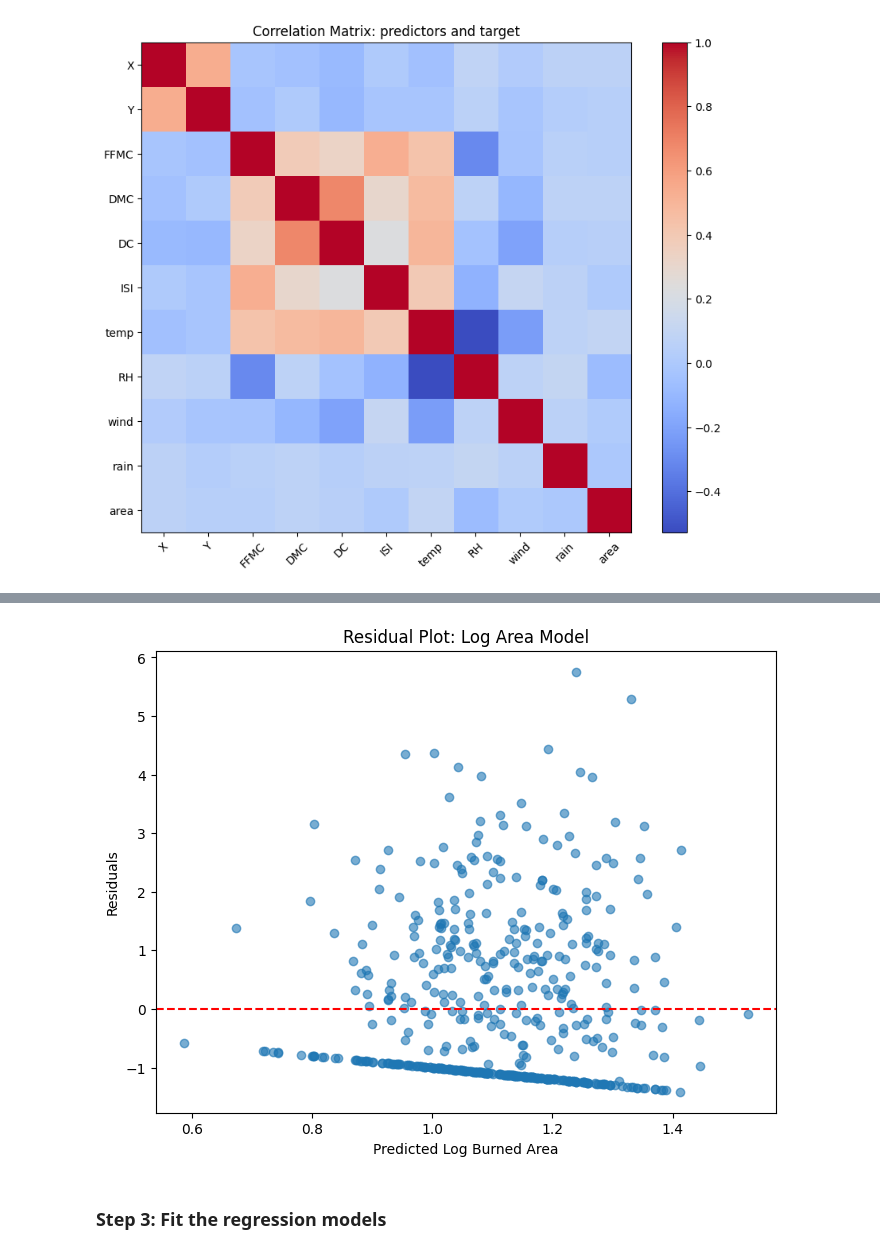
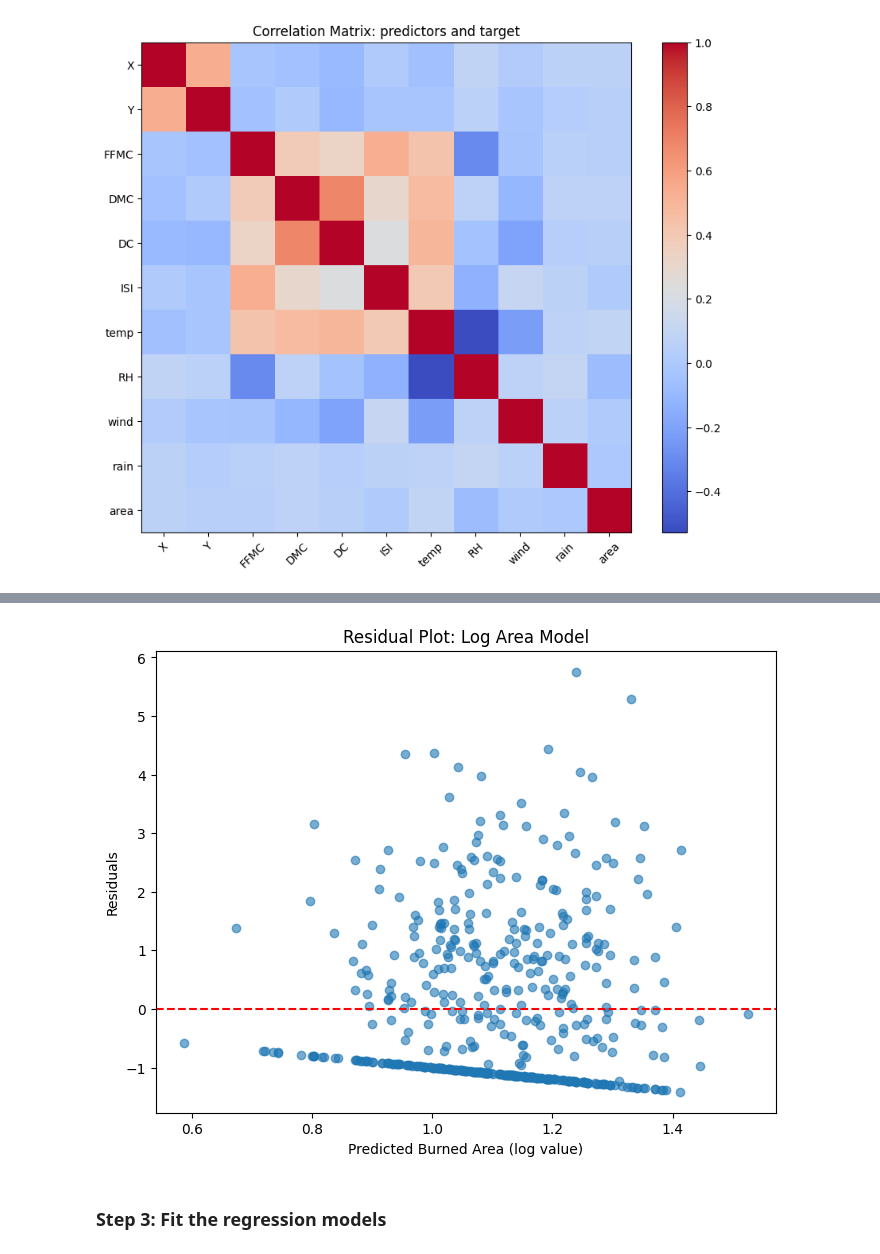
Before and after one commit to mbielecki1/mod8, a Jupyter notebook: C06M08Lab.ipynb, the cells around one changed output, grey strips where cells are left out. Saved outputs shown, nothing was run; the diff lists cells and outputs as text; code cells hidden in the pictures.

```diff
--- a/C06M08Lab.ipynb
+++ b/C06M08Lab.ipynb
@@ -248,18 +249,14 @@ residuals = y_model - y_pred
 # %%
 # gnerate residual plot
 plt.figure(figsize=(8, 6))
-
 plt.scatter(y_pred, residuals, alpha=0.6)
-
 plt.axhline(y=0, color='red', linestyle='--')
-
-plt.xlabel('Predicted Log Burned Area')
+plt.xlabel('Predicted Burned Area (log value)')
 plt.ylabel('Residuals')
 plt.title('Residual Plot: Log Area Model')
-
 plt.show()
 # %% [output]
-[figure, old version]
+[figure, new version]
 # %% [markdown]
 ### Step 3: Fit the regression models
 # %% [markdown]
```
Also changed, not shown: parts of 49 cells of this notebook.
